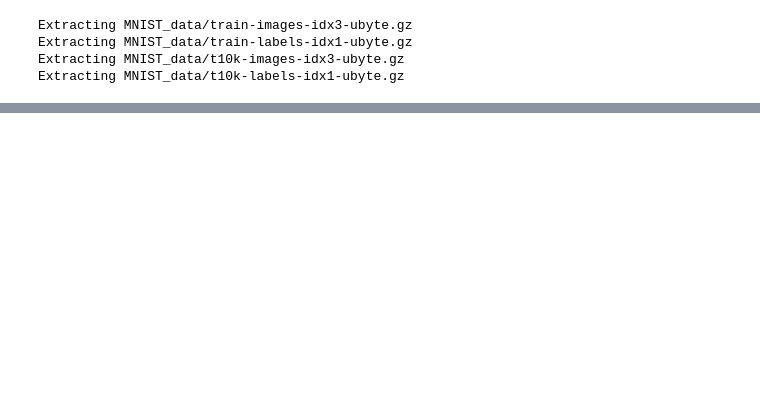
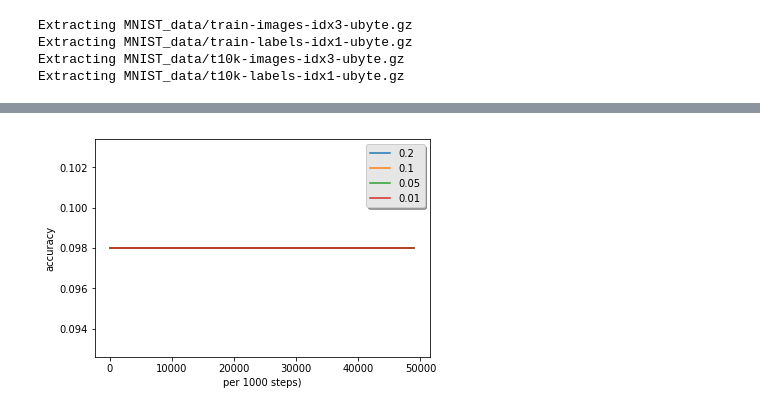
Before and after one commit to RookieDay/Deep_Learning, a Jupyter notebook: 2018_DeepLerning/02_ML/02_ML_02/for_ mnist_multi_layer.ipynb, the cells around one changed output, grey strips where cells are left out. Saved outputs shown, nothing was run; the diff lists cells and outputs as text; code cells hidden in the pictures; blank space fills up the shorter version.

```diff
--- a/2018_DeepLerning/02_ML/02_ML_02/for_ mnist_multi_layer.ipynb
+++ b/2018_DeepLerning/02_ML/02_ML_02/for_ mnist_multi_layer.ipynb
@@ -77,13 +114,0 @@ plt.show()
-# %%
-import matplotlib.pyplot as plt
-import numpy as np
-import scipy
-from PIL import Image
-from scipy import ndimage
-%matplotlib inline
-plt.rcParams['figure.figsize'] = (5.0, 4.0) # set default size of plots
-plt.rcParams['image.interpolation'] = 'nearest'
-plt.rcParams['image.cmap'] = 'gray'
-
-%load_ext autoreload
-%autoreload 2
@@ -108,0 +115,23 @@ image.shape
+# %%
+learning_rate = [0.2, 0.1, 0.05,0.01]
+models_lr = {}
+for lr in learning_rate:
+    layer1, prediction, train_step = model_mnist(lr,tf.nn.relu)
+
+    with tf.Session() as sess:
+    #     初始化我们创建的变量
+        sess.run(tf.global_variables_initializer())
+        steps = []
+        accuracy_s = []
+        for i in range(50000):
+            batch_xs, batch_ys = mnist.train.next_batch(200)
+    #         训练模型
+            sess.run(layer1,  feed_dict = {xs: batch_xs, ys: batch_ys})
+
+            sess.run(train_step, feed_dict = {xs: batch_xs, ys:batch_ys})
+            if i % 1000 ==0:
+                accuracy = compute_accuracy(mnist.test.images, mnist.test.labels)
+                accuracy_s.append(accuracy)
+                steps.append(i)
+                print ("step:",i,", ",accuracy)
+    models_lr[str(lr)] = {'steps':steps,'accuracy_s':accuracy_s}
@@ -108,0 +176,11 @@ image.shape
+# %%
+for lr in learning_rate:
+    plt.plot(models_lr[str(lr)]['steps'],models_lr[str(lr)]['accuracy_s'],label=str(lr))
+plt.ylabel('accuracy')
+plt.xlabel('per 1000 steps)')
+legend = plt.legend(loc='best',shadow=True)
+frame = legend.get_frame()
+frame.set_facecolor('0.90')
+plt.show()
+# %% [output]
+[figure, added]
```
Also changed, not shown: parts of 12 cells of this notebook.
